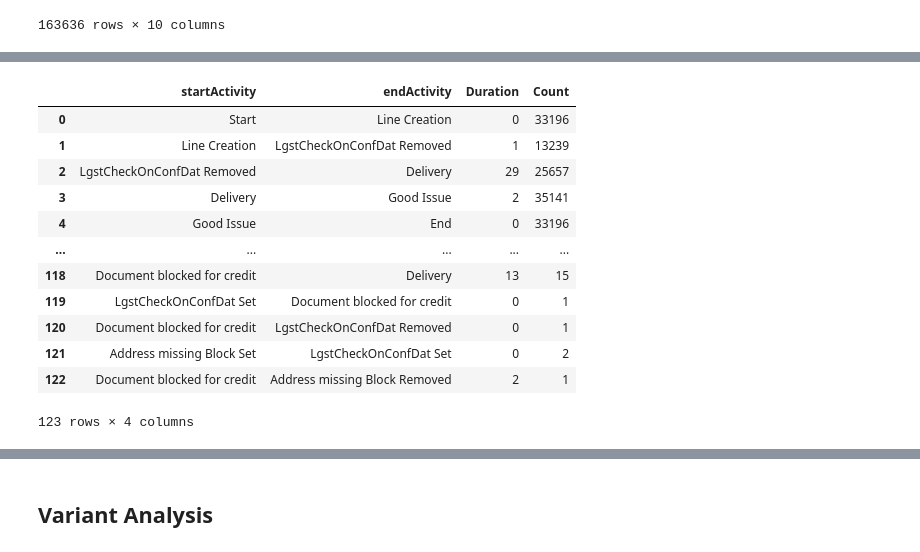
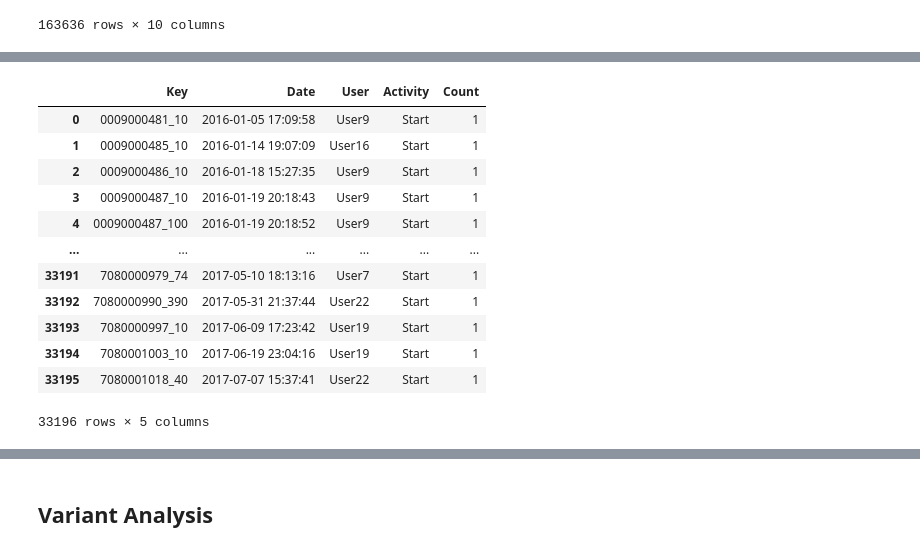
Before and after one commit to nkwachiabel/Process-Mining-Order-to-cash-IBM, a Jupyter notebook: o2c_final.ipynb, the cells around one changed output, grey strips where cells are left out. Drawn from its saved outputs; the diff is of its cells as text; code cells hidden in the pictures.

```diff
--- a/o2c_final.ipynb
+++ b/o2c_final.ipynb
@@ -565,25 +488,16 @@ sortnew1_timexx
-# %%
-sortnewtimetest_timexx = sortnew1_timexx.copy()
-sortnewtimetest_timexx['Duration'] = sortnewtimetest_timexx['endTime'] - sortnewtimetest_timexx['startTime']
-
-sortnewtimetest_timexx = sortnewtimetest_timexx[['startActivity','endActivity','Duration']]
-sortnewtimetest_timexx['Duration'] = sortnewtimetest_timexx['Duration'].apply(lambda x: round(x.total_seconds(),0))
-sortnewtimetest_timexx = sortnewtimetest_timexx.groupby(['startActivity','endActivity'],sort=False).agg({'Duration': ['mean'],'startActivity':['count']}).reset_index()
-sortnewtimetest_timexx.columns = ['startActivity','endActivity', 'Duration', 'Count']
-sortnewtimetest_timexx['Duration'] = round(sortnewtimetest_timexx['Duration']/86400,0).astype(int)
-
-sortnewtimetest_timexx
-# %% [output]
-|  | startActivity | endActivity | Duration | Count |
-| 0 | Start | Line Creation | 0 | 33196 |
-| 1 | Line Creation | LgstCheckOnConfDat Removed | 1 | 13239 |
-| 2 | LgstCheckOnConfDat Removed | Delivery | 29 | 25657 |
-| 3 | Delivery | Good Issue | 2 | 35141 |
-| 4 | Good Issue | End | 0 | 33196 |
-| ... | ... | ... | ... | ... |
-| 118 | Document blocked for credit | Delivery | 13 | 15 |
-| 119 | LgstCheckOnConfDat Set | Document blocked for credit | 0 | 1 |
-| 120 | Document blocked for credit | LgstCheckOnConfDat Removed | 0 | 1 |
-| 121 | Address missing Block Set | LgstCheckOnConfDat Set | 0 | 2 |
-| 122 | Document blocked for credit | Address missing Block Removed | 2 | 1 |
-123 rows × 4 columns
+# %%
+start_actttt
+# %% [output]
+|  | Key | Date | User | Activity | Count |
+| 0 | 0009000481_10 | 2016-01-05 17:09:58 | User9 | Start | 1 |
+| 1 | 0009000485_10 | 2016-01-14 19:07:09 | User16 | Start | 1 |
+| 2 | 0009000486_10 | 2016-01-18 15:27:35 | User9 | Start | 1 |
+| 3 | 0009000487_10 | 2016-01-19 20:18:43 | User9 | Start | 1 |
+| 4 | 0009000487_100 | 2016-01-19 20:18:52 | User9 | Start | 1 |
+| ... | ... | ... | ... | ... | ... |
+| 33191 | 7080000979_74 | 2017-05-10 18:13:16 | User7 | Start | 1 |
+| 33192 | 7080000990_390 | 2017-05-31 21:37:44 | User22 | Start | 1 |
+| 33193 | 7080000997_10 | 2017-06-09 17:23:42 | User19 | Start | 1 |
+| 33194 | 7080001003_10 | 2017-06-19 23:04:16 | User19 | Start | 1 |
+| 33195 | 7080001018_40 | 2017-07-07 15:37:41 | User22 | Start | 1 |
+33196 rows × 5 columns
```
Also changed, not shown: parts of 18 cells of this notebook.
